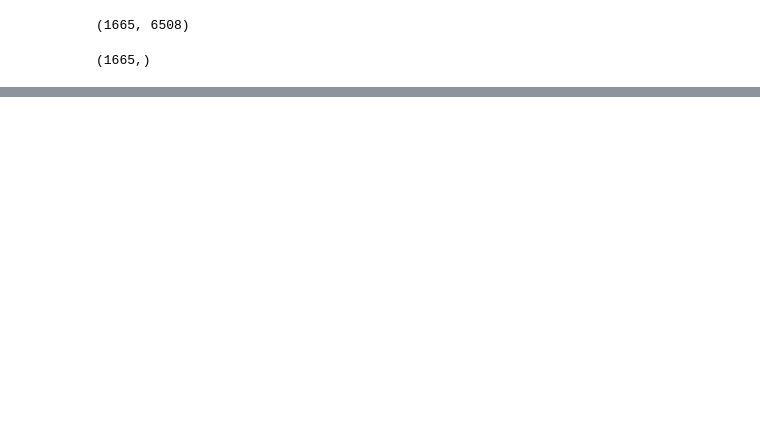
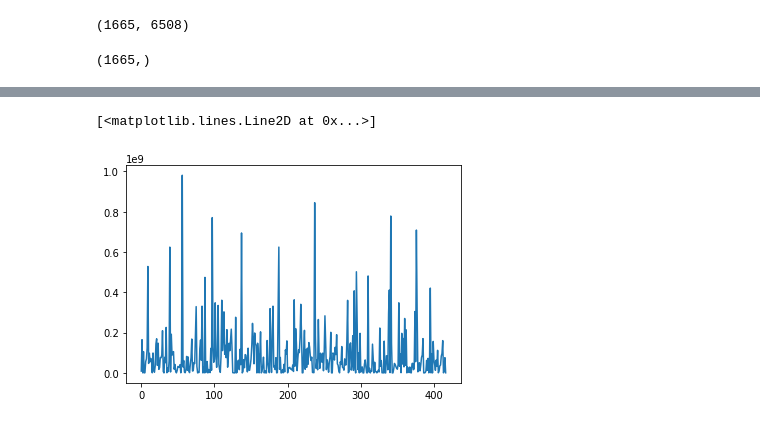
Before and after one commit to jayeshnagpal/Be_project, a Jupyter notebook: Prediction.ipynb, the cells around one changed output, grey strips where cells are left out. Drawn from its saved outputs; the diff is of its cells as text; code cells hidden in the pictures; blank space fills up the shorter version.

```diff
--- a/Prediction.ipynb
+++ b/Prediction.ipynb
@@ -130,0 +226,5 @@ y_test[16]
+# %%
+plt.plot(y_test)
+# %% [output]
+[<matplotlib.lines.Line2D at 0x...>]
+[figure, added]
```
Also changed, not shown: parts of 18 cells of this notebook, 1 other file.
